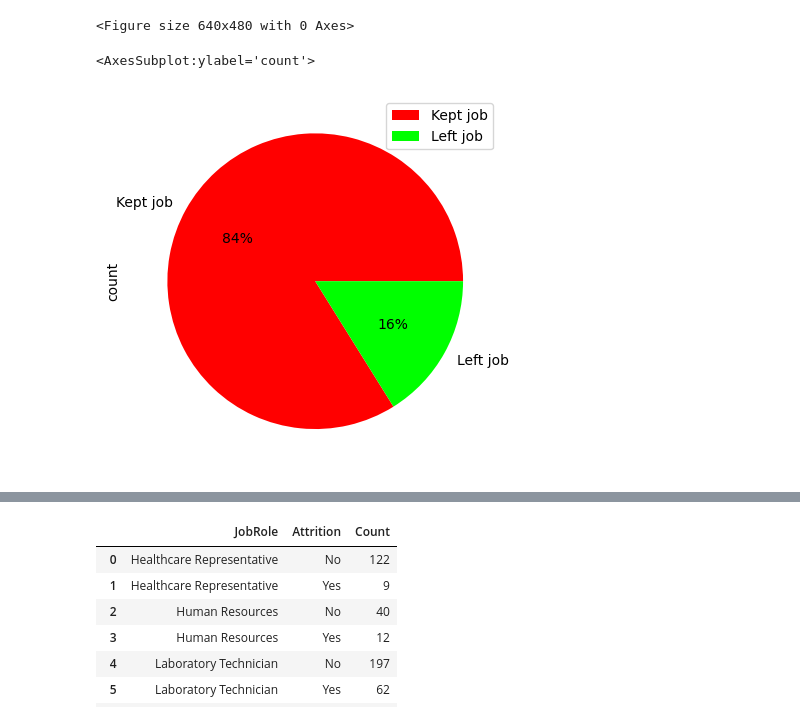
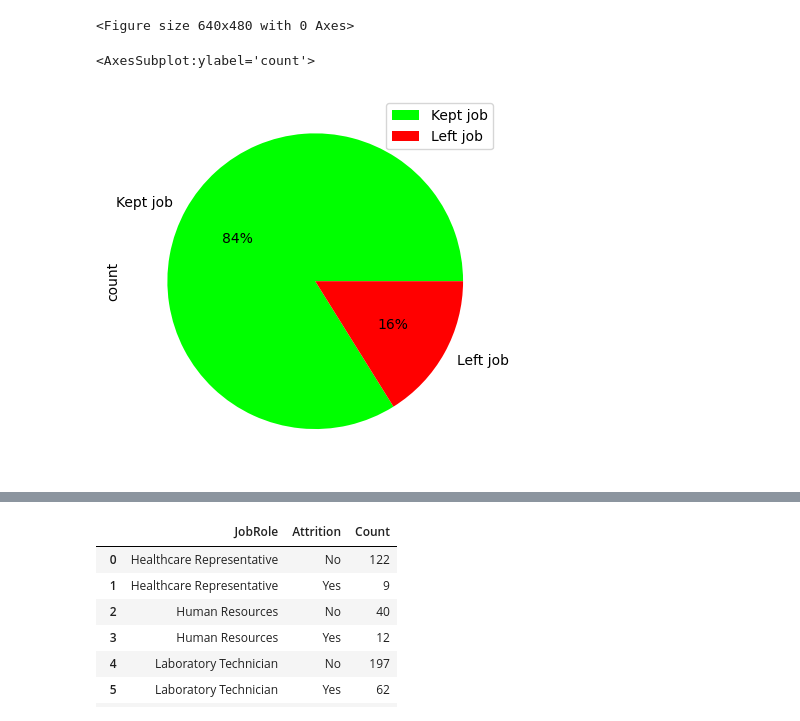
Before and after one commit to Jeff-Wince/GroupProj_Aakash_Jeff_Sonila_Stephanie, a Jupyter notebook: HR-Employee-Attrition.ipynb, the cells around one changed output, grey strips where cells are left out. Drawn from its saved outputs; the diff is of its cells as text; code cells hidden in the pictures.

```diff
--- a/HR-Employee-Attrition.ipynb
+++ b/HR-Employee-Attrition.ipynb
@@ -90,30 +90,30 @@ plt.clf()
 # %%
 #total of all who have attrited
 
 all_att = df.groupby('Attrition').Gender.count()
 
 
 total_df = pd.DataFrame({"count": all_att})
 total_df = total_df.reset_index()
 
 #pie chart for total Attrition
 
 labels = ["Kept job", "Left job"]
 
 
 
 
 
-colors = ["red", "lime"]
+colors = ["lime","red"]
 
 attrition_pie= total_df.plot(kind = 'pie',
            y = "count",
            autopct = '%1.0f%%',
            labels = labels,
            colors = colors,
            startangle = 0)
 
 attrition_pie
 # %% [output]
 <AxesSubplot:ylabel='count'>
-[figure, old version]
+[figure, new version]
```
Also changed, not shown: parts of 11 cells of this notebook, 3 other files.
